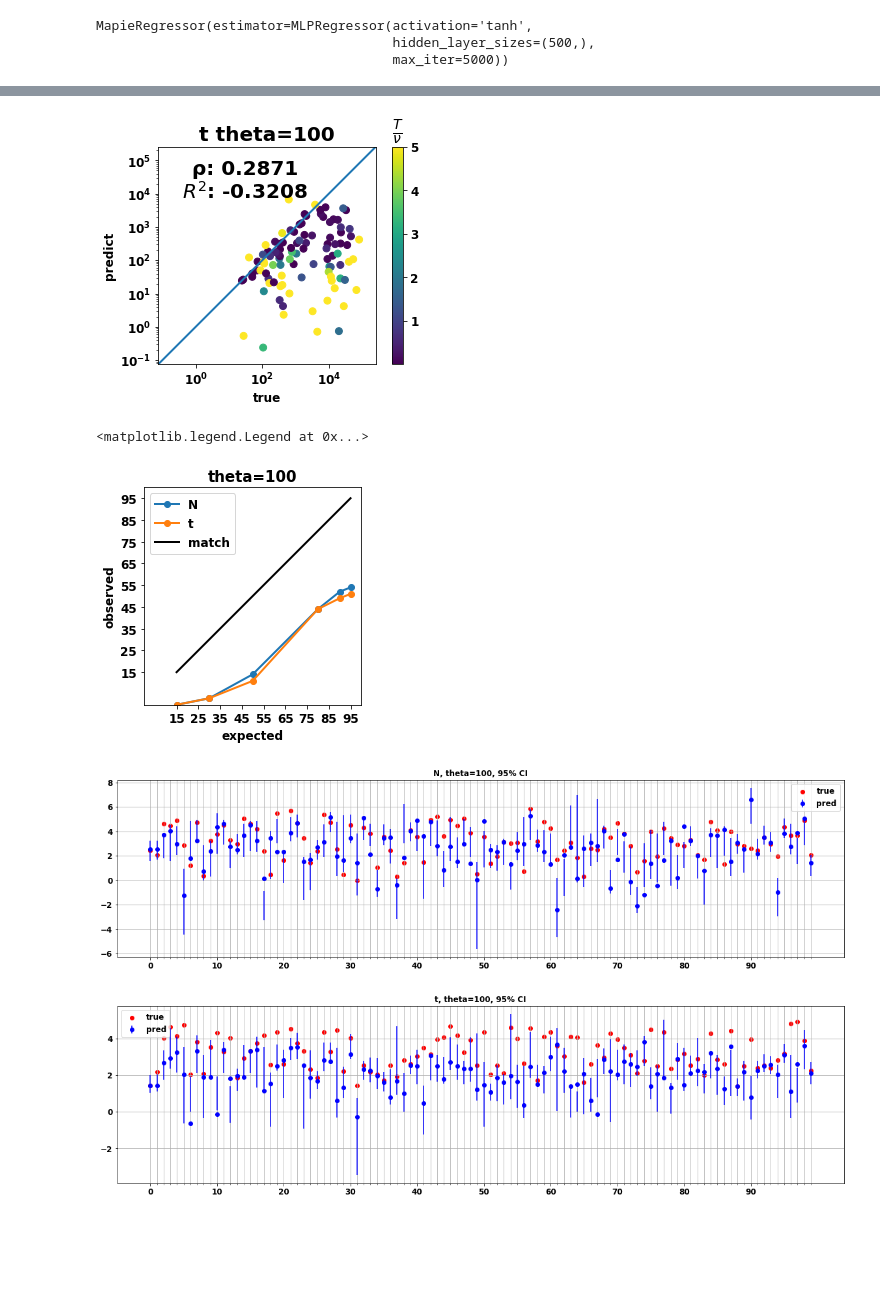
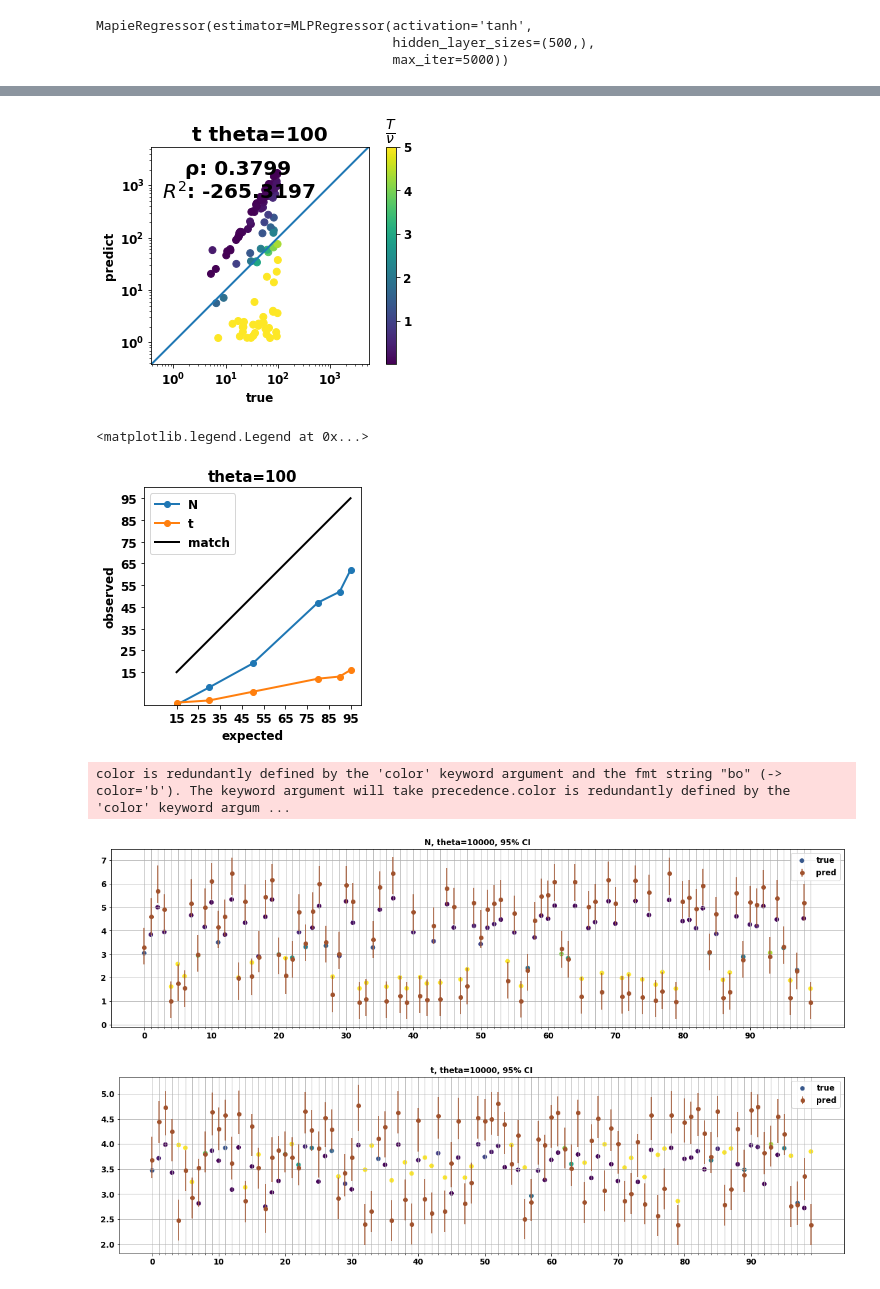
Before and after one commit to lntran26/donni, a Jupyter notebook: ml_dadi/non_normalized/1d_2epoch/acc_and_intervals.ipynb, the cells around one changed output, grey strips where cells are left out. Cells and saved outputs as stored; diff of their text form; code cells hidden in the pictures; blank space fills up the shorter version.

```diff
--- a/ml_dadi/non_normalized/1d_2epoch/acc_and_intervals.ipynb
+++ b/ml_dadi/non_normalized/1d_2epoch/acc_and_intervals.ipynb
@@ -51,10 +51,14 @@ MapieRegressor(estimator=MLPRegressor(activation='tanh',
 # pickle.dump(mapie_t, open('data/1d_2epoch/mapie_t', 'wb'), 2)
 # %%
 # load trained regressors and test data
-test_data = pickle.load(open('data/test_data_full','rb'))
+# test_data = pickle.load(open('data/test_data_full','rb'))
+# test_data = pickle.load(open('data/test_data_new','rb'))
+test_data = pickle.load(open('data/test_data_new_not_sampled','rb'))
 # test_data = pickle.load(open('data/train_data_10000','rb'))
-mapie_N = pickle.load(open('data/mapie_N','rb'))
-mapie_t = pickle.load(open('data/mapie_t','rb'))
+# mapie_N = pickle.load(open('data/mapie_N','rb'))
+# mapie_t = pickle.load(open('data/mapie_t','rb'))
+mapie_N = pickle.load(open('data/mapie_N_10k','rb'))
+mapie_t = pickle.load(open('data/mapie_t_10k','rb'))
 # %%
 # unpack test data set
 theta_i = 3
@@ -94,7 +98,7 @@ rho = ml_models.rho(t_test_log, t_pred_log)
 
 plot_accuracy_single(t_test_log, list(t_pred_log), size=[6, 2, 20], log=True, r2=r2, rho=rho, title = 't ' + f'theta={theta_list[theta_i]}', c=t_over_2N)
 # %% [output]
-[figure, old version]
+[figure, new version]
 # %%
 # coverage score by params
 N_coverage_scores = [
@@ -138,7 +142,7 @@ plt.ylim([0, 100])
 ax.legend()
 # %% [output]
 <matplotlib.legend.Legend at 0x...>
-[figure, old version]
+[figure, new version]
 # %%
 # plot 95% confidence interval
 params = ['N', 't']
@@ -151,26 +155,28 @@ x = range(size)
 # %%
 # plot 95% confidence interval (cont.)
 for param, int_arr in zip(params, int_arr_all):
     int_arr = np.array(int_arr[:size])
     int_arr = int_arr.transpose(1, 0)
 
     fig = plt.figure(figsize=(20, 5))
     # ax = fig.add_subplot(1, 1, 1)
     ax = plt.gca()
     minor_ticks = np.arange(0, size)
     major_ticks = np.arange(0, size, 10)
     ax.set_xticks(major_ticks)
     ax.set_xticks(minor_ticks, minor=True)
     ax.grid(which='both')
 
-    ax.scatter(x, int_arr[0], c="red", label="true")
+    # ax.scatter(x, int_arr[0], c="red", label="true")
+    ax.scatter(x, int_arr[0], c=t_over_2N, vmax=5, label="true")
     neg_int = int_arr[1] - int_arr[2]
     pos_int = int_arr[3] - int_arr[1]
     ax.errorbar(x, int_arr[1], yerr=[
-                neg_int, pos_int], fmt='bo', label = 'pred')
+                neg_int, pos_int], fmt='bo', label = 'pred', c="sienna")
 
     ax.set_title(f'{param}, theta={theta_list[theta_i]}, 95% CI', fontsize=12, fontweight='bold')
     ax.legend()
 # %% [output]
+color is redundantly defined by the 'color' keyword argument and the fmt string "bo" (-> color='b'). The keyword argument will take precedence.color is redundantly defined by the 'color' keyword argum ...
-[figure, old version]
+[figure, new version]
-[figure, old version]
+[figure, new version]
```
Also changed, not shown: parts of 2 cells of this notebook.
